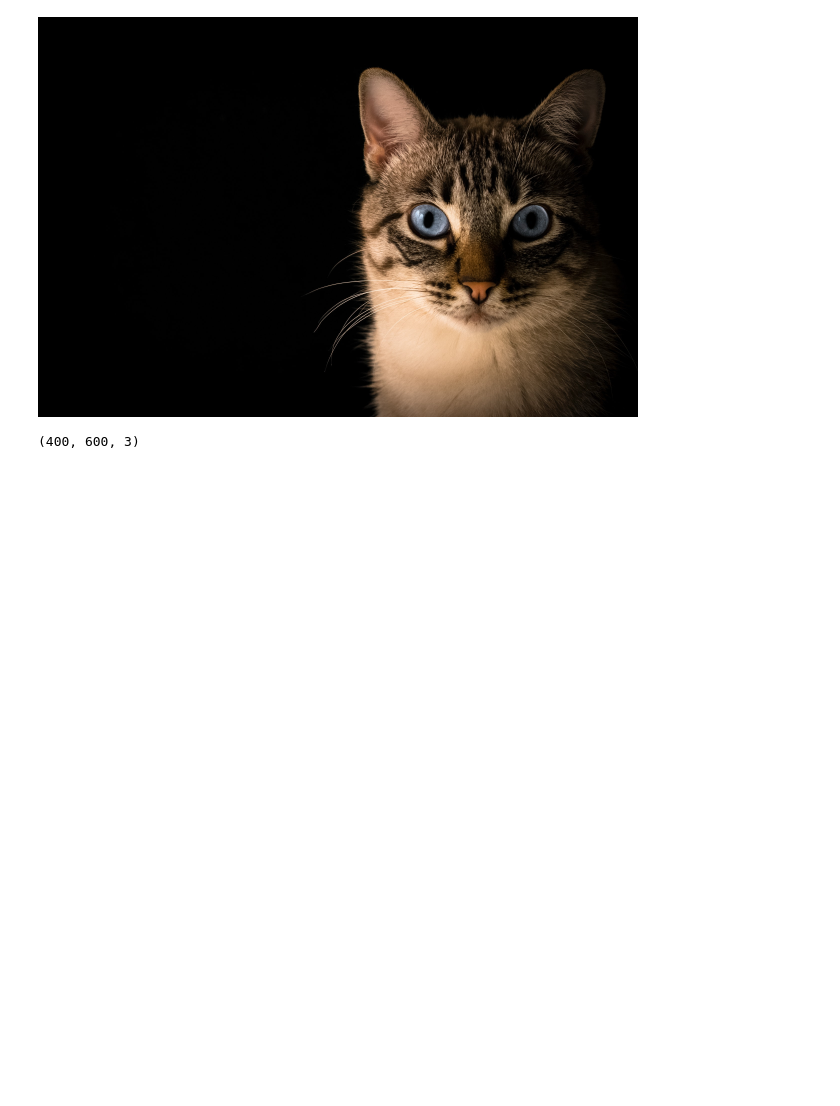
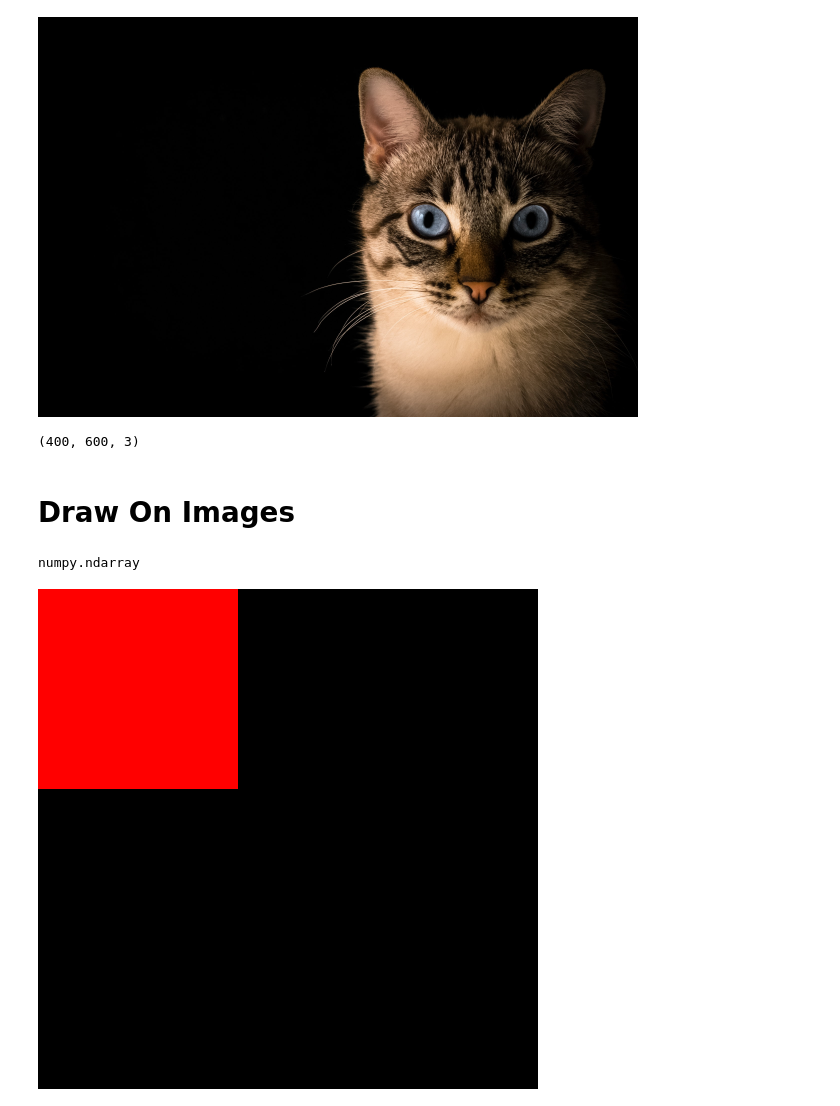
Before and after one commit to vis-hal-k/Data_science_self-Practice, a Jupyter notebook: cv2_freecode/section1/#1Reading&Draw.ipynb, the cells around one changed output. Saved outputs shown, nothing was run; the diff lists cells and outputs as text; code cells hidden in the pictures; blank space fills up the shorter version.

```diff
--- a/cv2_freecode/section1/#1Reading&Draw.ipynb
+++ b/cv2_freecode/section1/#1Reading&Draw.ipynb
@@ -74,3 +79,12 @@ def chnageres(width ,height):
   #  only work for Live Video , this not gone a work standalone video.
   capture.set(3,width) # 3 is refrences for width and 4 is for height and 10 is brightness
   capture.set(4,heigth)
+# %% [markdown]
+# Draw On Images
+# %%
+import numpy as np
+blank = np.zeros((500,500,3) , dtype = "uint8")
+# // uint8 is basically a image
+type(blank)
+# %% [output]
+numpy.ndarray
@@ -76,0 +98,6 @@ def chnageres(width ,height):
+# %%
+# Paint the image a certain column
+blank[0:200 , 0:200 , : ] = [0,0,255]
+cv2_imshow(blank)
+# %% [output]
+[figure, added]
```
Also changed, not shown: parts of 13 cells of this notebook.
